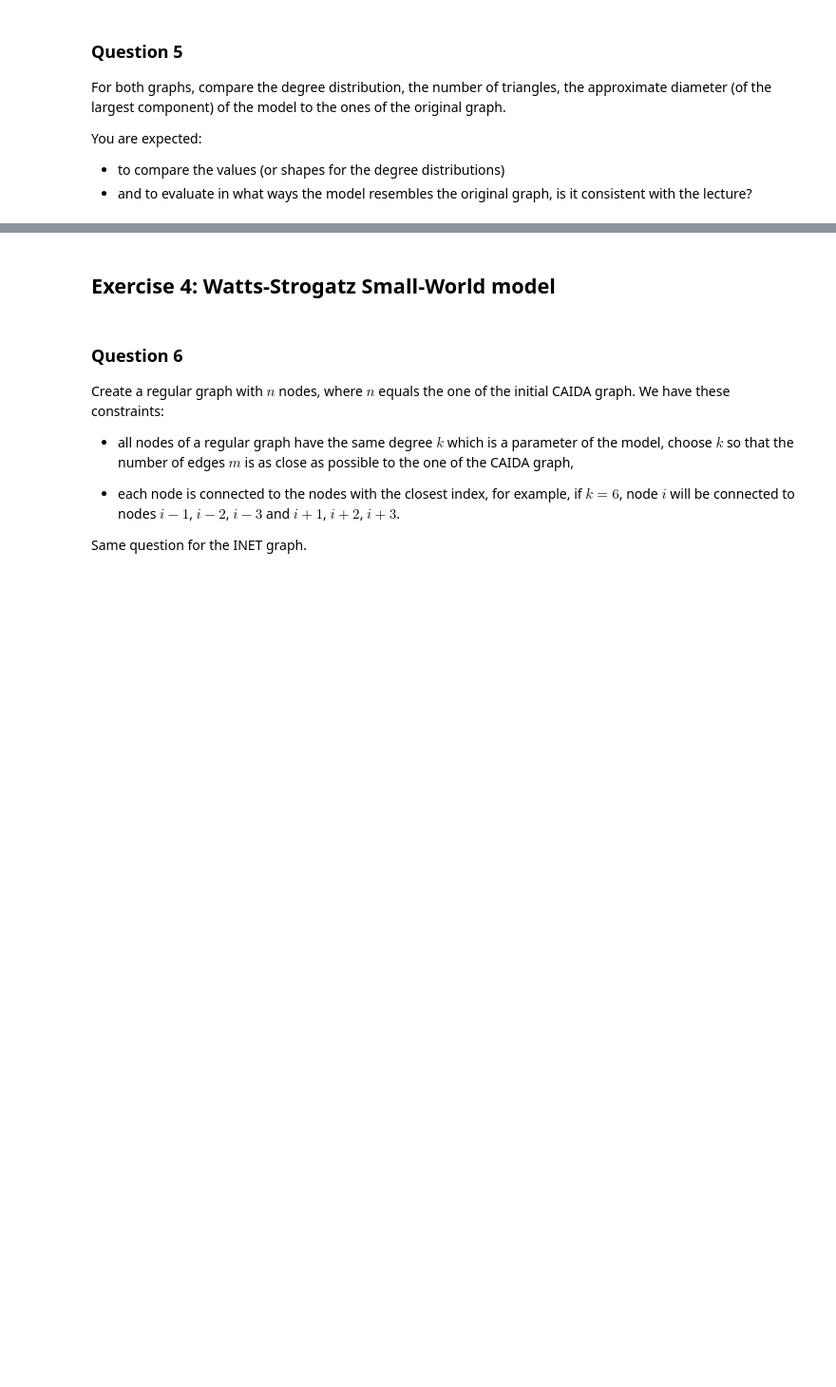
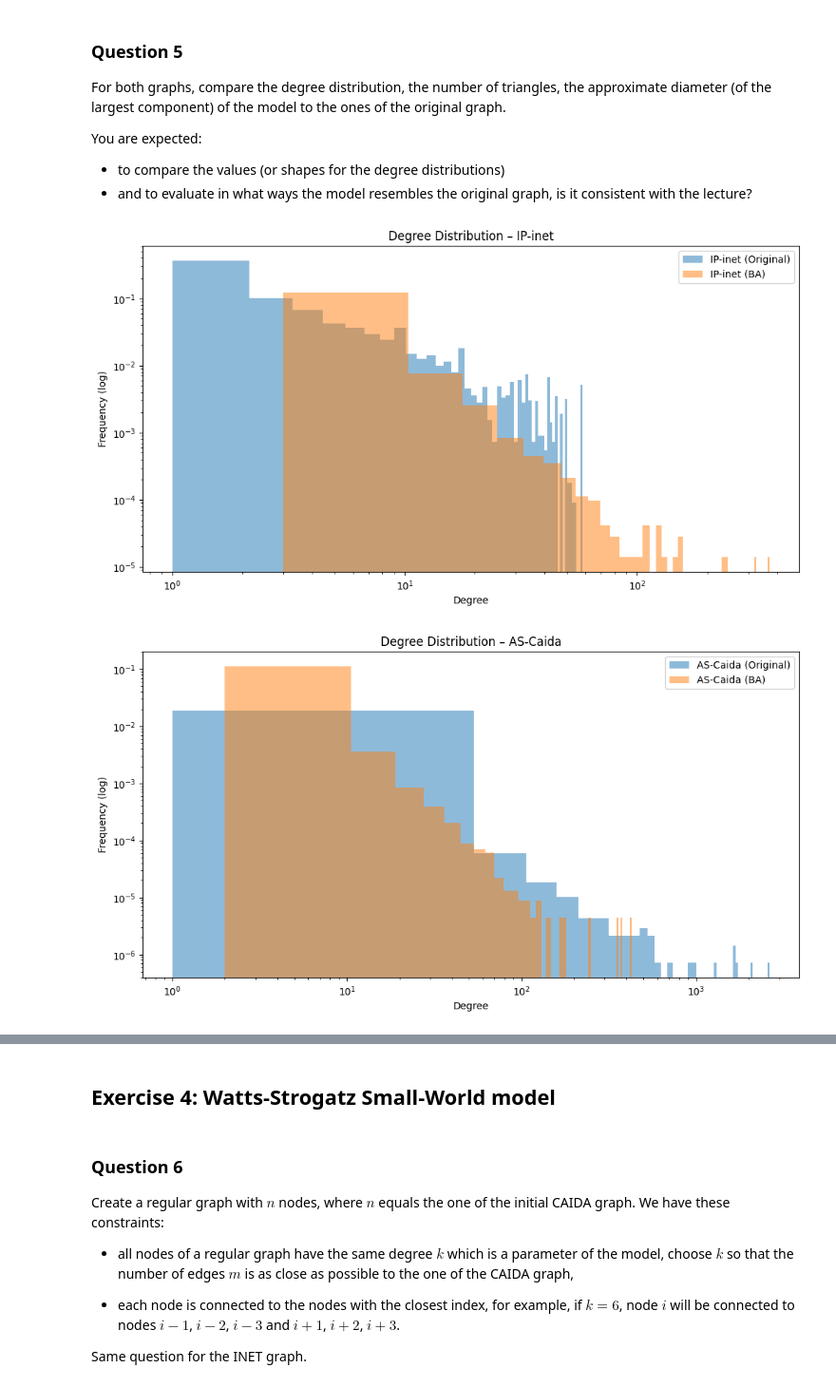
Before and after one commit to Foster-Ellis/GaN-labs, a Jupyter notebook: Lab work 3 TP10/TP10_Students.ipynb, the cells around one changed output, grey strips where cells are left out. Shown at 95% size. Drawn from its saved outputs; the diff is of its cells as text; code cells hidden in the pictures; blank space fills up the shorter version.

```diff
--- a/Lab work 3 TP10/TP10_Students.ipynb
+++ b/Lab work 3 TP10/TP10_Students.ipynb
@@ -49,3 +278,23 @@ You are expected:
 Create a Barabasi-Albert (BA) graph with a number of links and nodes comparable to the CAIDA graph. We remind you that in a BA model with $n$ nodes, the number of links $m$ is (approximately) equal to $\alpha n$ where $ \alpha $ is the parameter of the model (see the algorithm in the lecture).
 
 Same question for the INET graph.
+# %%
+# Generate Barabasi-Albert graphs
+def generate_ba_graph(original_G, name):
+    n = original_G.number_of_nodes()
+    m_total = original_G.number_of_edges()
+
+    # Calculate alpha
+    alpha = max(1, m_total // n)
+    if alpha < 1: alpha = 1
+
+    print(f"Generating Barabasi-Albert graph for {name}...")
+    print(f"Target: n={n}, m_total={m_total} -> Use alpha={alpha} (edges/new node)")
+
+    G_ba = nx.barabasi_albert_graph(n, alpha, seed=42)
+    print(f"Generated: Nodes={G_ba.number_of_nodes()}, Edges={G_ba.number_of_edges()}")
+    return G_ba
+
+G_inet_ba = generate_ba_graph(G_inet, "IP-inet")
+G_caida_ba = generate_ba_graph(G_caida, "AS-Caida")
+#Due to the construction of the Barabási–Albert model, the total number of edges only approximately matches that of the original graph
@@ -57,3 +313,23 @@ For both graphs, compare the degree distribution, the number of triangles, the a
 You are expected:
 - to compare the values (or shapes for the degree distributions)
 - and to evaluate in what ways the model resembles the original graph, is it consistent with the lecture?
+# %%
+# 1. Compare Degree Distributions
+compare_degree_distribution(
+    G_inet,
+    G_inet_ba,
+    "IP-inet (Original)",
+    "IP-inet (BA)",
+    "Degree Distribution – IP-inet"
+)
+
+compare_degree_distribution(
+    G_caida,
+    G_caida_ba,
+    "AS-Caida (Original)",
+    "AS-Caida (BA)",
+    "Degree Distribution – AS-Caida"
+)
+# %% [output]
+[figure, added]
+[figure, added]
```
Also changed, not shown: parts of 18 cells of this notebook, 4 other files.
